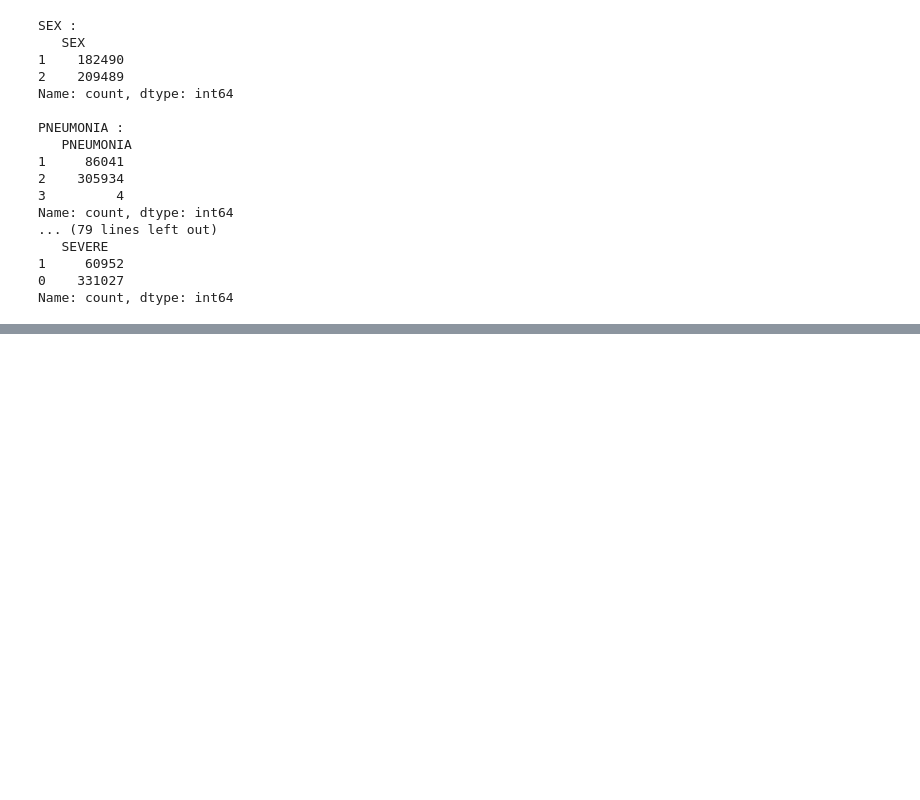
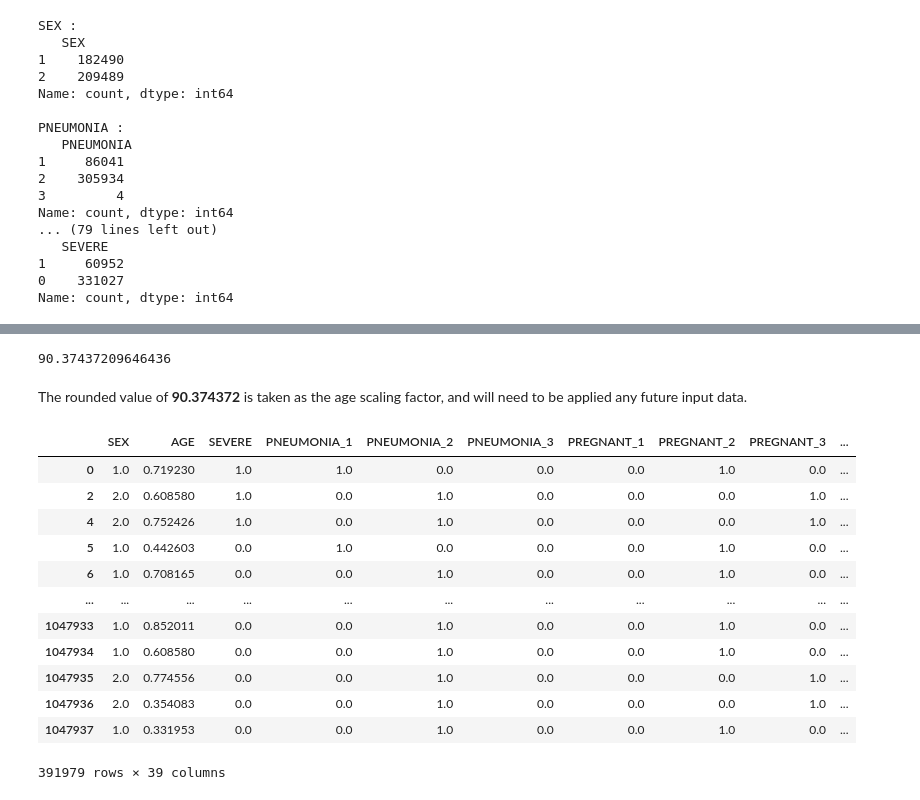
Before and after one commit to timk11/zk-covid, a Jupyter notebook: model_training/covid_data.ipynb, the cells around one changed output, grey strips where cells are left out. Cells and saved outputs as stored; diff of their text form; code cells hidden in the pictures; blank space fills up the shorter version.

Commit message:
rename folder, update covid_data.ipynb

```diff
--- a/data/covid_data.ipynb
+++ b/model_training/covid_data.ipynb
@@ -335,2 +368,26 @@ Name: count, dtype: int64
+# %%
+model_df.AGE.mean() * 2
+# %% [output]
+90.37437209646436
+# %% [markdown]
+The rounded value of **90.374372** is taken as the age scaling factor, and will need to be applied any future input data.
+# %%
+model_df.AGE = model_df.AGE / 90.374372
+# %%
+model_df
+# %% [output]
+|  | SEX | AGE | SEVERE | PNEUMONIA_1 | PNEUMONIA_2 | PNEUMONIA_3 | PREGNANT_1 | PREGNANT_2 | PREGNANT_3 | ... |
+| 0 | 1.0 | 0.719230 | 1.0 | 1.0 | 0.0 | 0.0 | 0.0 | 1.0 | 0.0 | ... |
+| 2 | 2.0 | 0.608580 | 1.0 | 0.0 | 1.0 | 0.0 | 0.0 | 0.0 | 1.0 | ... |
+| 4 | 2.0 | 0.752426 | 1.0 | 0.0 | 1.0 | 0.0 | 0.0 | 0.0 | 1.0 | ... |
+| 5 | 1.0 | 0.442603 | 0.0 | 1.0 | 0.0 | 0.0 | 0.0 | 1.0 | 0.0 | ... |
+| 6 | 1.0 | 0.708165 | 0.0 | 0.0 | 1.0 | 0.0 | 0.0 | 1.0 | 0.0 | ... |
+| ... | ... | ... | ... | ... | ... | ... | ... | ... | ... | ... |
+| 1047933 | 1.0 | 0.852011 | 0.0 | 0.0 | 1.0 | 0.0 | 0.0 | 1.0 | 0.0 | ... |
+| 1047934 | 1.0 | 0.608580 | 0.0 | 0.0 | 1.0 | 0.0 | 0.0 | 1.0 | 0.0 | ... |
+| 1047935 | 2.0 | 0.774556 | 0.0 | 0.0 | 1.0 | 0.0 | 0.0 | 0.0 | 1.0 | ... |
+| 1047936 | 2.0 | 0.354083 | 0.0 | 0.0 | 1.0 | 0.0 | 0.0 | 0.0 | 1.0 | ... |
+| 1047937 | 1.0 | 0.331953 | 0.0 | 0.0 | 1.0 | 0.0 | 0.0 | 1.0 | 0.0 | ... |
+391979 rows × 39 columns
 # %%
 model_df.to_csv('model_data.csv', index=False)
```
Also changed, not shown: parts of 4 cells of this notebook, 2 other files.
